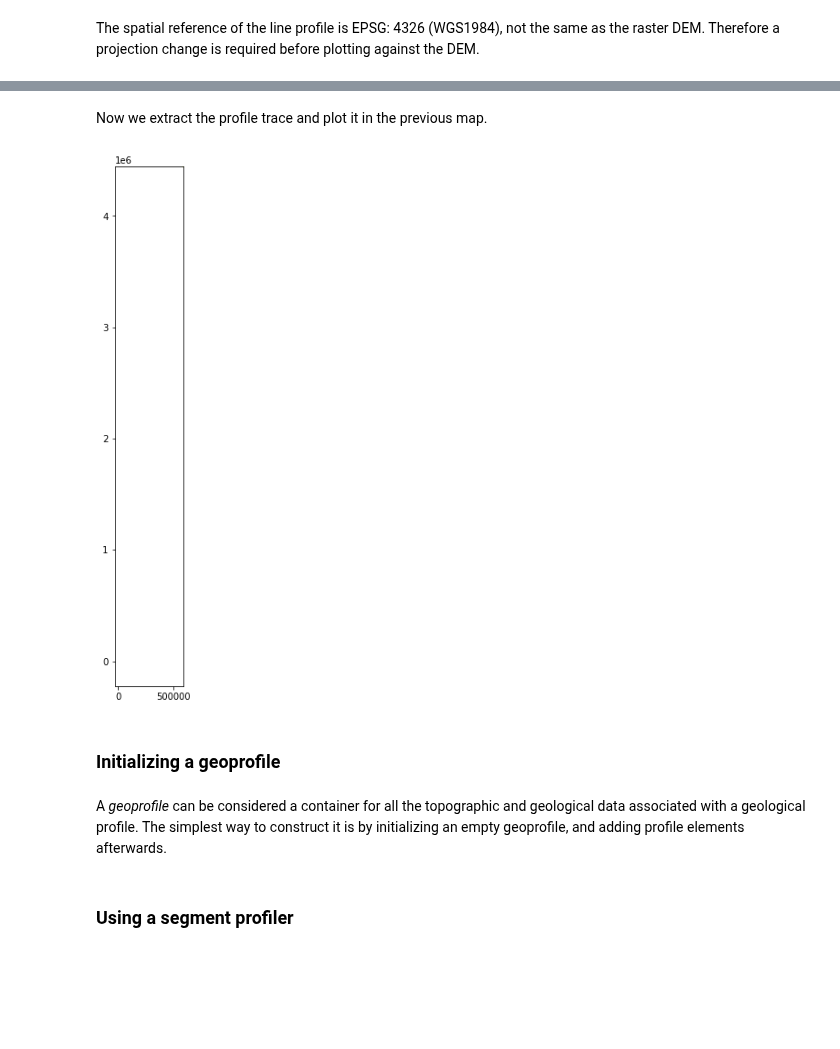
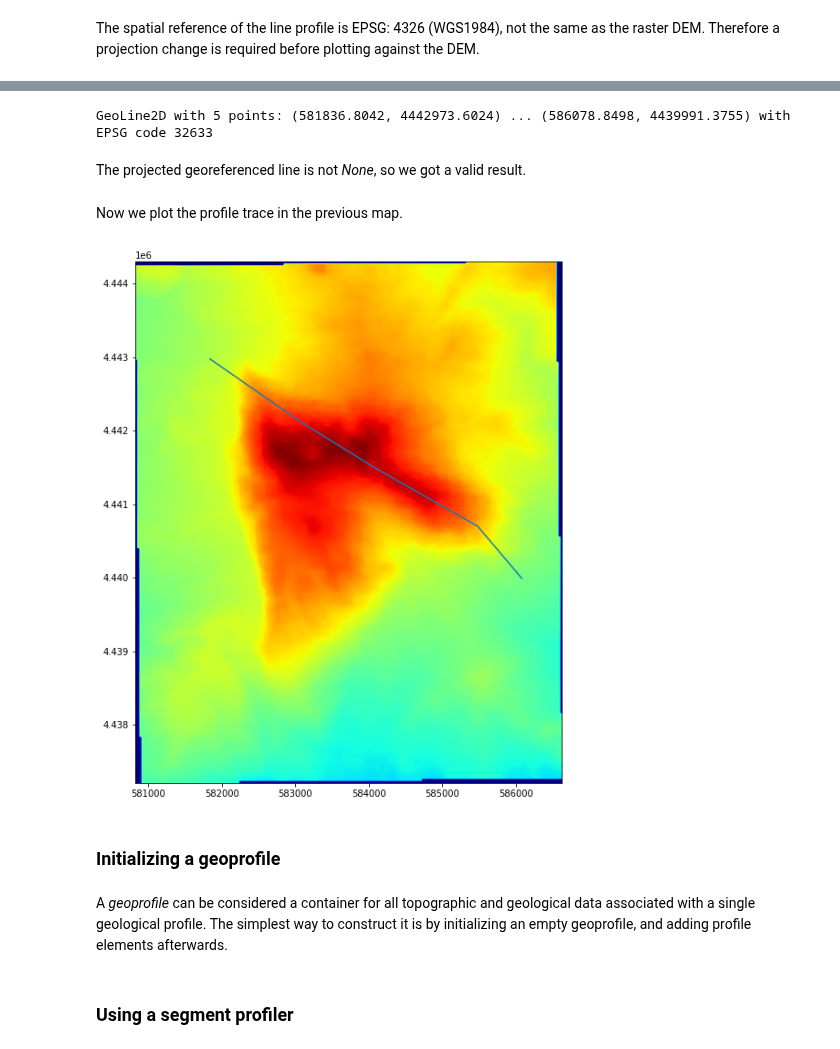
Before and after one commit to mauroalberti/gsf, a Jupyter notebook: docs/notebooks/Geologic profiles with pygsf - dev.ipynb, the cells around one changed output, grey strips where cells are left out. Saved outputs shown, nothing was run; the diff lists cells and outputs as text; code cells hidden in the pictures; blank space fills up the shorter version.

Commit message:
Implemented experimental line projection

```diff
--- a/docs/notebooks/Geologic profiles with pygsf - dev.ipynb
+++ b/docs/notebooks/Geologic profiles with pygsf - dev.ipynb
@@ -125,0 +117,4 @@ x2,y2 = transform(inProj,outProj,x1,y1)
+# %%
+projected_geoline = geoline.project(
+        dest_epsg_cd=32633
+    )
@@ -126,16 +129,22 @@ x2,y2 = transform(inProj,outProj,x1,y1)
+# %%
+print(projected_geoline)
+# %% [output]
+GeoLine2D with 5 points: (581836.8042, 4442973.6024) ... (586078.8498, 4439991.3755) with EPSG code 32633
+# %% [markdown]
+The projected georeferenced line is not *None*, so we got a valid result.
 # %% [markdown]
-Now we extract the profile trace and plot it in the previous map.
+Now we plot the profile trace in the previous map.
 # %%
 from pygsf.plots.vectors import plot_line
 
-line = geoline.shape
+line = projected_geoline.shape
 plot_line(fig, line)
 # %% [output]
-[figure, old version]
+[figure, new version]
 # %% [markdown]
 ### Initializing a geoprofile
 # %% [markdown]
-A *geoprofile* can be considered a container for all the topographic and geological data associated with a geological profile. The simplest way to construct it is by initializing an empty geoprofile, and adding profile elements afterwards.
+A *geoprofile* can be considered a container for all topographic and geological data associated with a single geological profile. The simplest way to construct it is by initializing an empty geoprofile, and adding profile elements afterwards.
 # %%
 from pygsf.profiles.geoprofiles import GeoProfile
 
```
Also changed, not shown: parts of 8 cells of this notebook, 4 other files.
